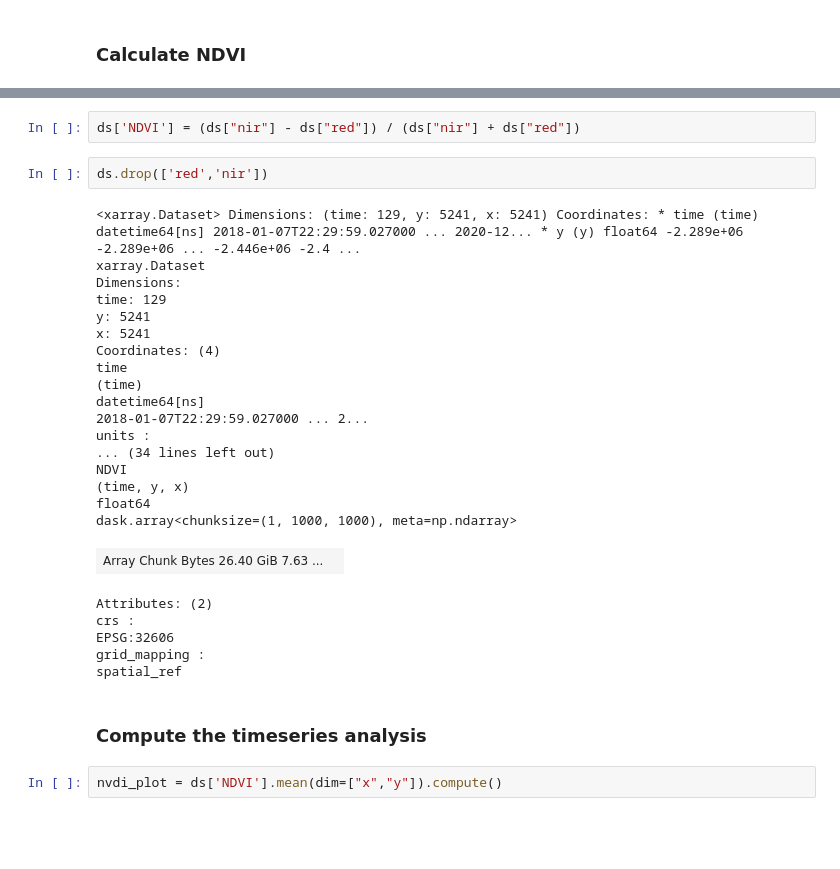
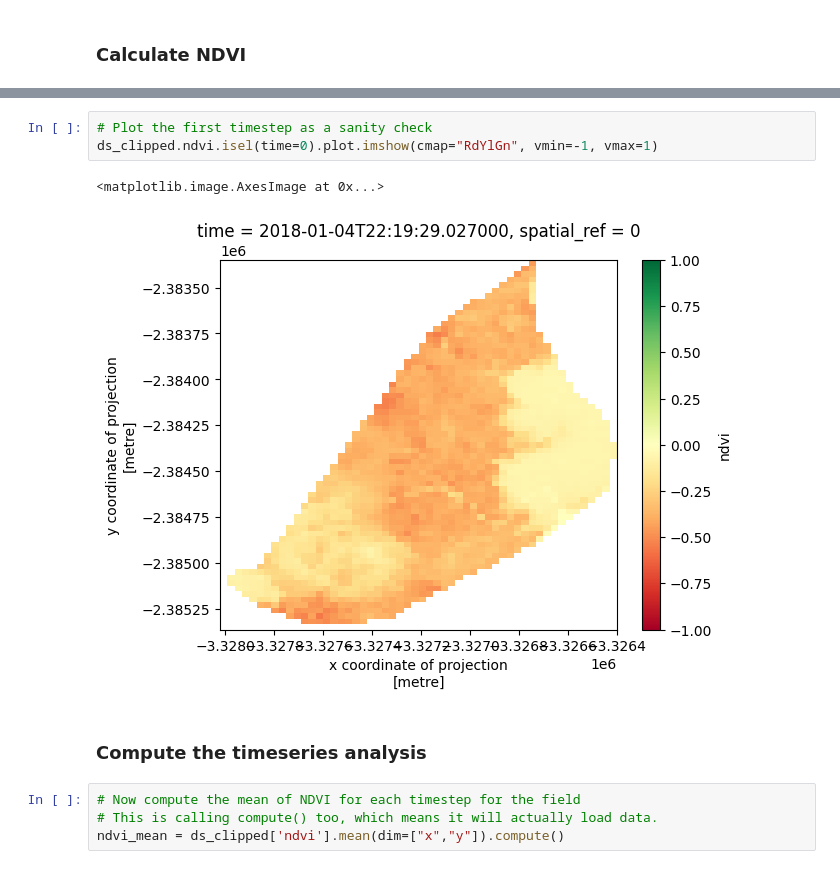
Before and after one commit to digitalearthpacific/DigitalEarthPacific, a Jupyter notebook: notebooks/dev/TimeSeries-ODC.ipynb, the cells around one changed output, grey strips where cells are left out. Cells and saved outputs as stored; diff of their text form; blank space fills up the shorter version.

```diff
--- a/notebooks/dev/TimeSeries-ODC.ipynb
+++ b/notebooks/dev/TimeSeries-ODC.ipynb
@@ -96,33 +149,13 @@ ds["nir"] = sr(ds["nir"])
-# %%
-ds['NDVI'] = (ds["nir"] - ds["red"]) / (ds["nir"] + ds["red"])
-# %%
-ds.drop(['red','nir'])
-# %% [output]
-<xarray.Dataset> Dimensions: (time: 129, y: 5241, x: 5241) Coordinates: * time (time) datetime64[ns] 2018-01-07T22:29:59.027000 ... 2020-12... * y (y) float64 -2.289e+06 -2.289e+06 ... -2.446e+06 -2.4 ...
-xarray.Dataset
-Dimensions:
-time: 129
-y: 5241
-x: 5241
-Coordinates: (4)
-time
-(time)
-datetime64[ns]
-2018-01-07T22:29:59.027000 ... 2...
-units :
-... (34 lines left out)
-NDVI
-(time, y, x)
-float64
-dask.array<chunksize=(1, 1000, 1000), meta=np.ndarray>
-| Array Chunk Bytes 26.40 GiB 7.63 ... |  |
-Attributes: (2)
-crs :
-EPSG:32606
-grid_mapping :
-spatial_ref
+# %%
+# Plot the first timestep as a sanity check
+ds_clipped.ndvi.isel(time=0).plot.imshow(cmap="RdYlGn", vmin=-1, vmax=1)
+# %% [output]
+<matplotlib.image.AxesImage at 0x...>
+[figure, added]
 # %% [markdown]
 ### Compute the timeseries analysis
 # %%
-nvdi_plot = ds['NDVI'].mean(dim=["x","y"]).compute()
+# Now compute the mean of NDVI for each timestep for the field
+# This is calling compute() too, which means it will actually load data.
+ndvi_mean = ds_clipped['ndvi'].mean(dim=["x","y"]).compute()
 # %%
```
Also changed, not shown: parts of 8 cells of this notebook.
